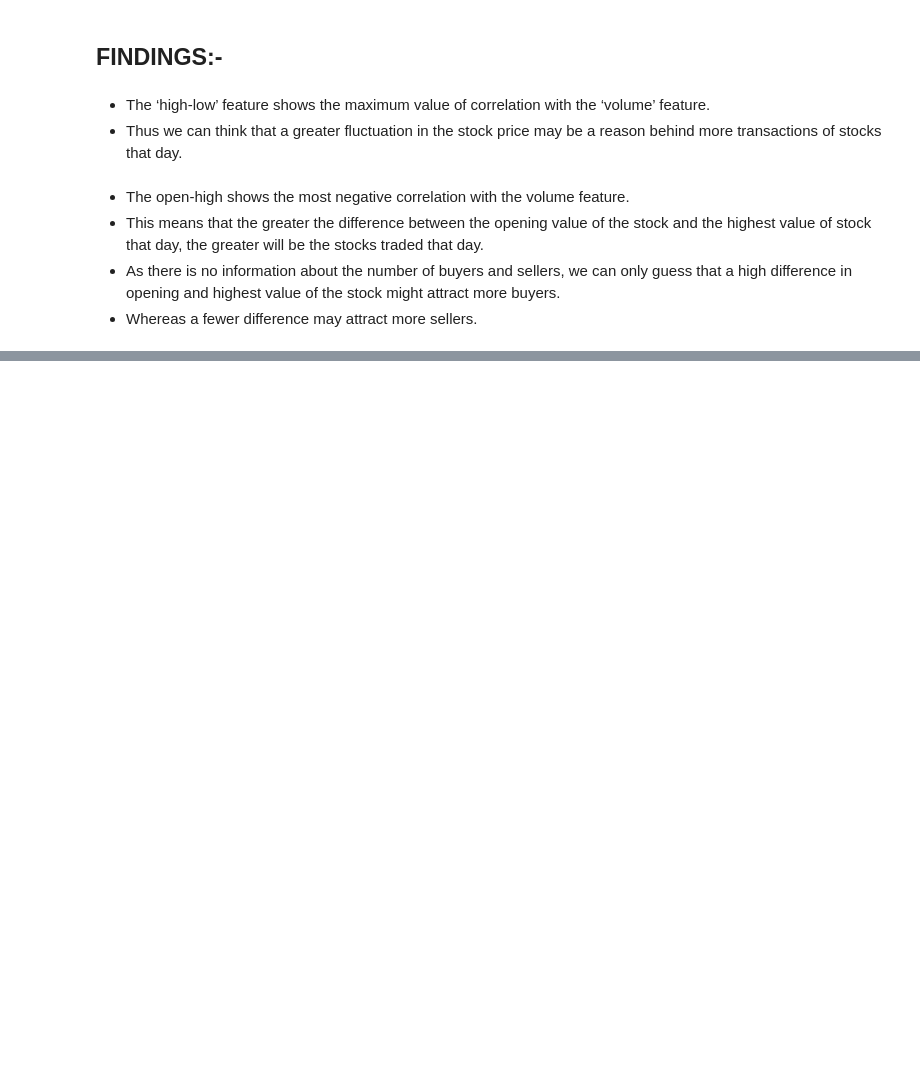
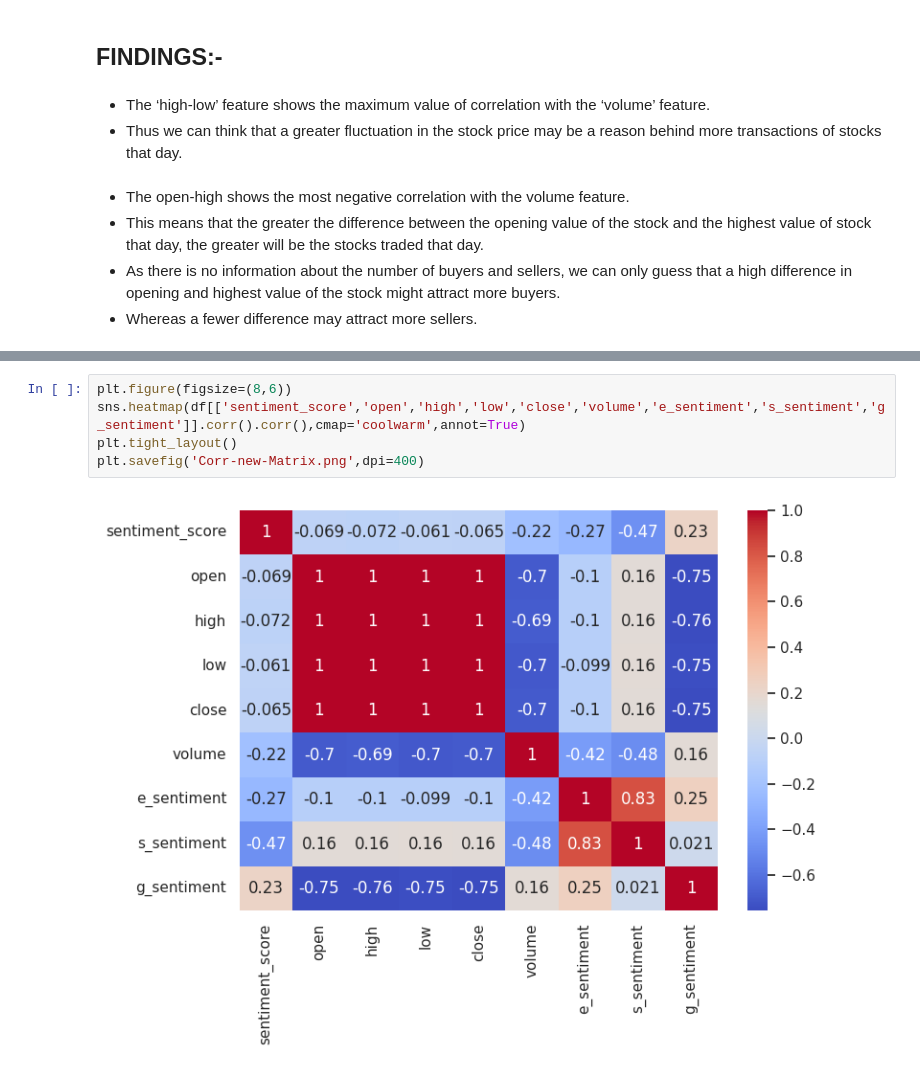
Before and after one commit to sahilfaizal01/Stock-Feature-Prediction-using-News-Based-ESG-Sentiment-Analysis, a Jupyter notebook: FDS_EDA_Stock_Price_Project.ipynb, the cells around one changed output, grey strips where cells are left out. Drawn from its saved outputs; the diff is of its cells as text; blank space fills up the shorter version.

Commit message:
Exploratory Data Analysis and Visualization

```diff
--- a/FDS_EDA_Stock_Price_Project.ipynb
+++ b/FDS_EDA_Stock_Price_Project.ipynb
@@ -834,0 +906,7 @@ plt.savefig('Corr-cus-Matrix.png',dpi=400)
+# %%
+plt.figure(figsize=(8,6))
+sns.heatmap(df[['sentiment_score','open','high','low','close','volume','e_sentiment','s_sentiment','g_sentiment']].corr().corr(),cmap='coolwarm',annot=True)
+plt.tight_layout()
+plt.savefig('Corr-new-Matrix.png',dpi=400)
+# %% [output]
+[figure, added]
```
Also changed, not shown: parts of 4 cells of this notebook.
